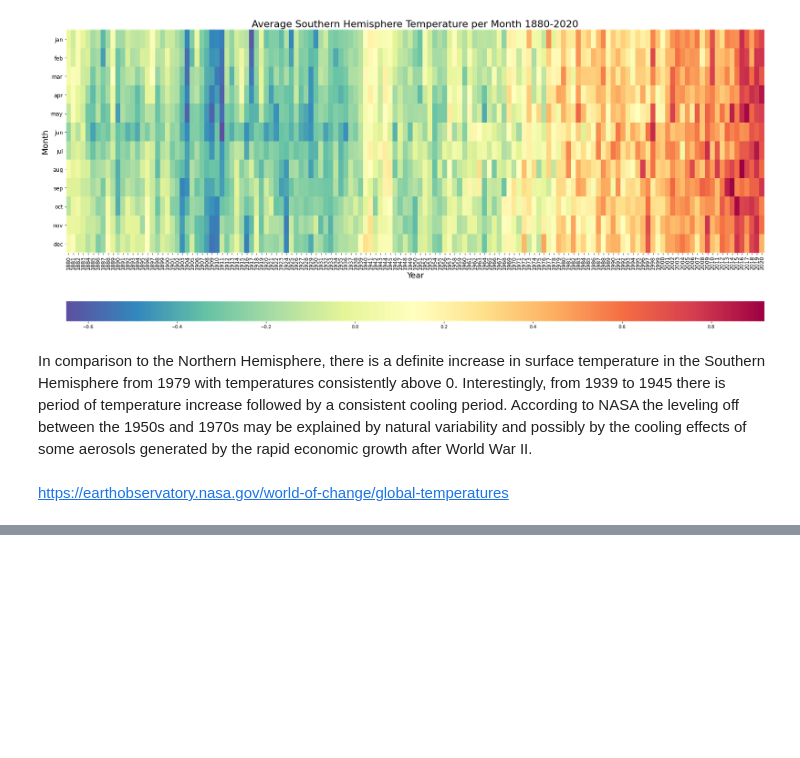
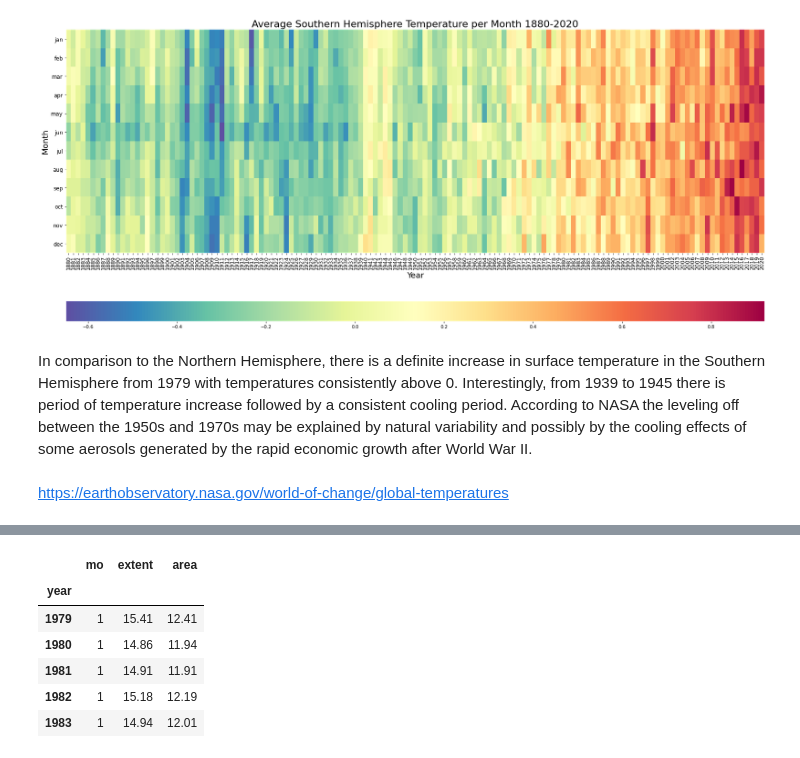
Before and after one commit to LisaHarrison08/globalWarming, a Jupyter notebook: Global Warming.ipynb, the cells around one changed output, grey strips where cells are left out. Saved outputs shown, nothing was run; the diff lists cells and outputs as text; code cells hidden in the pictures; blank space fills up the shorter version.

```diff
--- a/Global Warming.ipynb
+++ b/Global Warming.ipynb
@@ -361,0 +410,12 @@ https://earthobservatory.nasa.gov/world-of-change/global-temperatures
+# %%
+# remove unecessary columns
+north = iceNorth.drop(columns=['data-type','region'])
+north.head()
+# %% [output]
+|  | mo | extent | area |
+| year |  |  |  |
+| 1979 | 1 | 15.41 | 12.41 |
+| 1980 | 1 | 14.86 | 11.94 |
+| 1981 | 1 | 14.91 | 11.91 |
+| 1982 | 1 | 15.18 | 12.19 |
+| 1983 | 1 | 14.94 | 12.01 |
```
Also changed, not shown: parts of 8 cells of this notebook, 27 other files.
